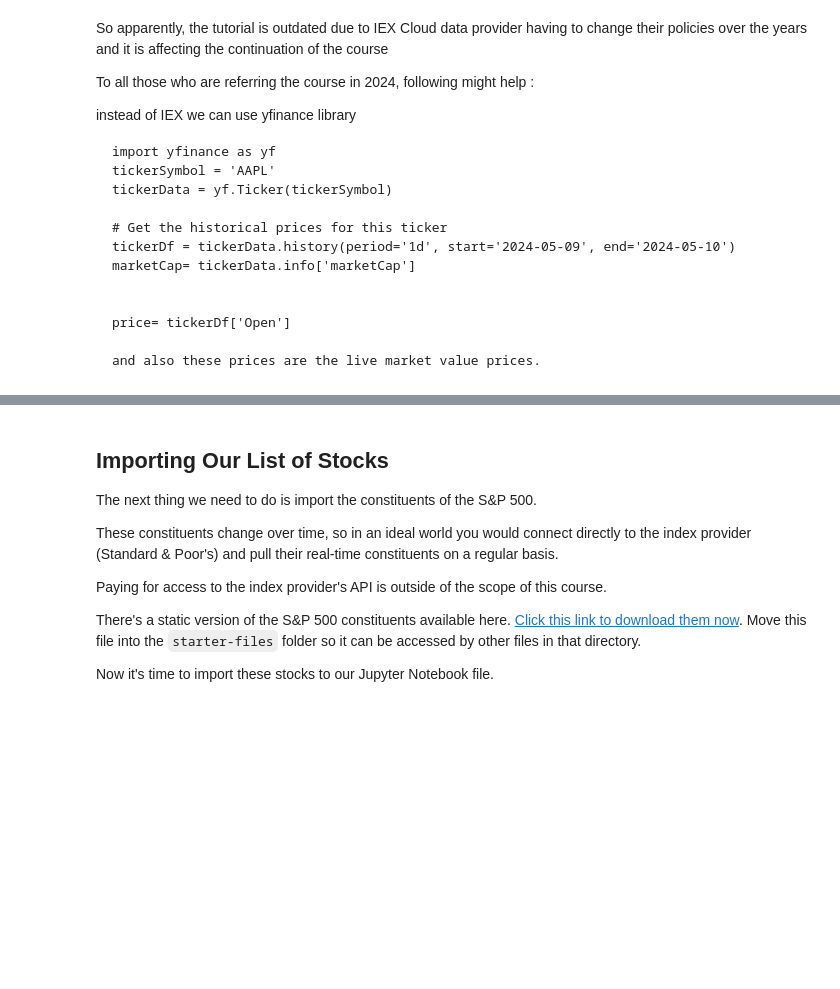
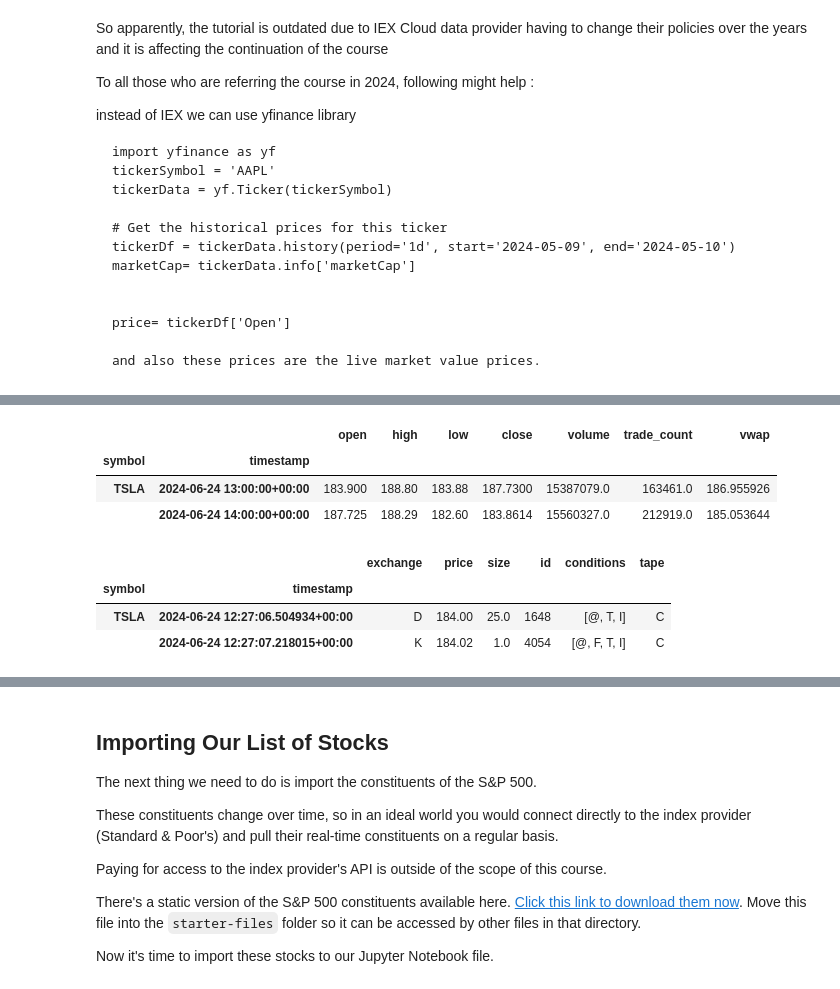
Before and after one commit to joethesaint/my-algo-trading-projects, a Jupyter notebook: Python of Algorithmic Trading/starter_files/001_equal_weight_S&P_500.ipynb, the cells around one changed output, grey strips where cells are left out. Cells and saved outputs as stored; diff of their text form; code cells hidden in the pictures; blank space fills up the shorter version.

Commit message:
check for alpaca capabilities as an alt

```diff
--- a/Python of Algorithmic Trading/starter_files/001_equal_weight_S&P_500.ipynb
+++ b/Python of Algorithmic Trading/starter_files/001_equal_weight_S&P_500.ipynb
@@ -56,0 +58,17 @@ from datetime import datetime, timedelta
+# %%
+# Please change the following to your own PAPER api key and secret
+# You can get them from https://alpaca.markets/
+
+API_KEY = "PKG7SD9KTL4HB4RO7XUL"
+SECRET_KEY = "v7jS6ceubcTBqGdkA13IuYyeUVCSGVe2a2JF2Zkh"
+
+#### We use paper environment for this example ####
+paper = True # Please do not modify this. This example is for paper trading only.
+####
+
+# Below are the variables for development this documents
+# Please do not change these variables
+trade_api_url = None
+trade_api_wss = None
+data_api_url = None
+stream_data_wss = None
@@ -56,0 +131,2 @@ from datetime import datetime, timedelta
+# %%
+symbol = "TSLA"
@@ -56,0 +185,34 @@ from datetime import datetime, timedelta
+# %%
+# setup stock historical data client
+stock_historical_data_client = StockHistoricalDataClient(API_KEY, SECRET_KEY, url_override = data_api_url)
+# %%
+# get historical bars by symbol
+# ref. https://docs.alpaca.markets/reference/stockbars-1
+now = datetime.now(ZoneInfo("America/New_York"))
+req = StockBarsRequest(
+    symbol_or_symbols = [symbol],
+    timeframe=TimeFrame(amount = 1, unit = TimeFrameUnit.Hour), # specify timeframe
+    start = now - timedelta(days = 5),                          # specify start datetime, default=the beginning of the current day.
+    # end_date=None,                                        # specify end datetime, default=now
+    limit = 2,                                               # specify limit
+)
+stock_historical_data_client.get_stock_bars(req).df
+# %% [output]
+|  |  | open | high | low | close | volume | trade_count | vwap |
+| symbol | timestamp |  |  |  |  |  |  |  |
+| TSLA | 2024-06-24 13:00:00+00:00 | 183.900 | 188.80 | 183.88 | 187.7300 | 15387079.0 | 163461.0 | 186.955926 |
+|  | 2024-06-24 14:00:00+00:00 | 187.725 | 188.29 | 182.60 | 183.8614 | 15560327.0 | 212919.0 | 185.053644 |
+# %%
+# get historical trades by symbol
+req = StockTradesRequest(
+    symbol_or_symbols = [symbol],
+    start = now - timedelta(days = 5),                          # specify start datetime, default=the beginning of the current day.
+    # end=None,                                             # specify end datetime, default=now
+    limit = 2,                                                # specify limit
+)
+stock_historical_data_client.get_stock_trades(req).df
+# %% [output]
+|  |  | exchange | price | size | id | conditions | tape |
+| symbol | timestamp |  |  |  |  |  |  |
+| TSLA | 2024-06-24 12:27:06.504934+00:00 | D | 184.00 | 25.0 | 1648 | [@, T, I] | C |
+|  | 2024-06-24 12:27:07.218015+00:00 | K | 184.02 | 1.0 | 4054 | [@, F, T, I] | C |
```
Also changed, not shown: parts of 13 cells of this notebook, 1 other file.
